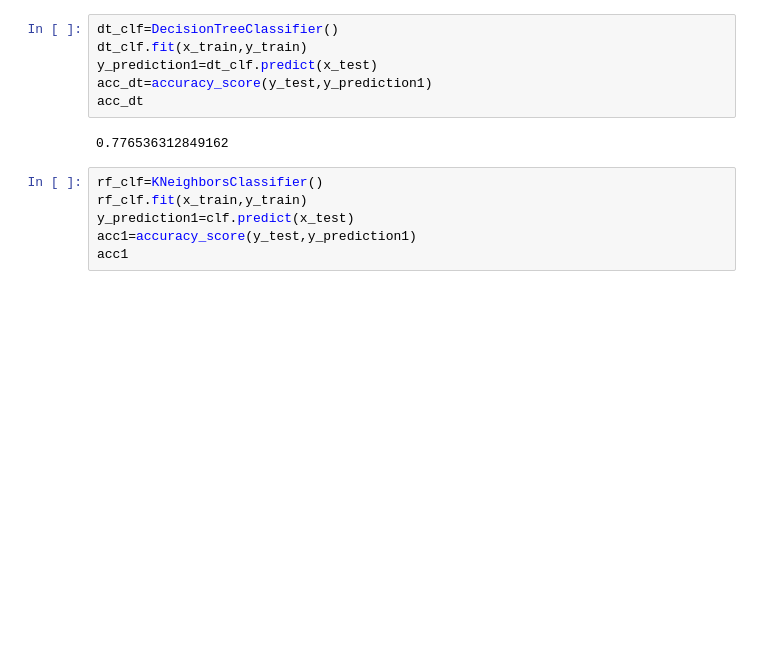
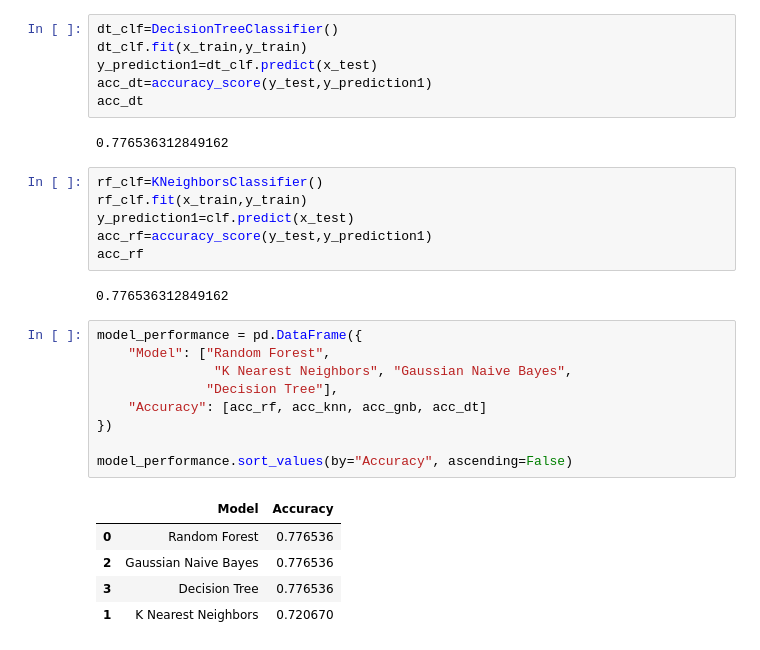
Before and after one commit to Tariqul18033/Titanic---Machine-Learning, a Jupyter notebook: Titanic.ipynb, the cells around one changed output. Cells and saved outputs as stored; diff of their text form; blank space fills up the shorter version.

```diff
--- a/Titanic.ipynb
+++ b/Titanic.ipynb
@@ -233,5 +233,22 @@ acc_dt
 rf_clf=KNeighborsClassifier()
 rf_clf.fit(x_train,y_train)
 y_prediction1=clf.predict(x_test)
-acc1=accuracy_score(y_test,y_prediction1)
-acc1
+acc_rf=accuracy_score(y_test,y_prediction1)
+acc_rf
+# %% [output]
+0.776536312849162
+# %%
+model_performance = pd.DataFrame({
+    "Model": ["Random Forest",
+               "K Nearest Neighbors", "Gaussian Naive Bayes",
+              "Decision Tree"],
+    "Accuracy": [acc_rf, acc_knn, acc_gnb, acc_dt]
+})
+
+model_performance.sort_values(by="Accuracy", ascending=False)
+# %% [output]
+|  | Model | Accuracy |
+| 0 | Random Forest | 0.776536 |
+| 2 | Gaussian Naive Bayes | 0.776536 |
+| 3 | Decision Tree | 0.776536 |
+| 1 | K Nearest Neighbors | 0.720670 |
```
Also changed, not shown: parts of 2 cells of this notebook.
